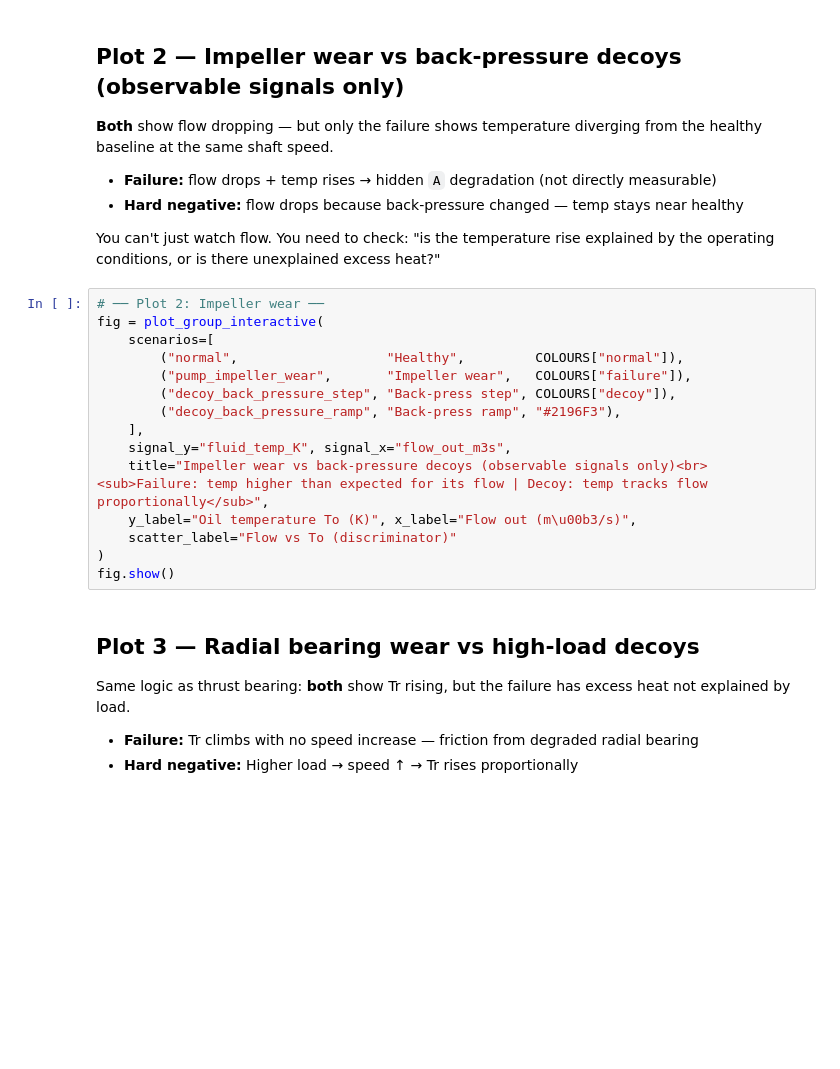
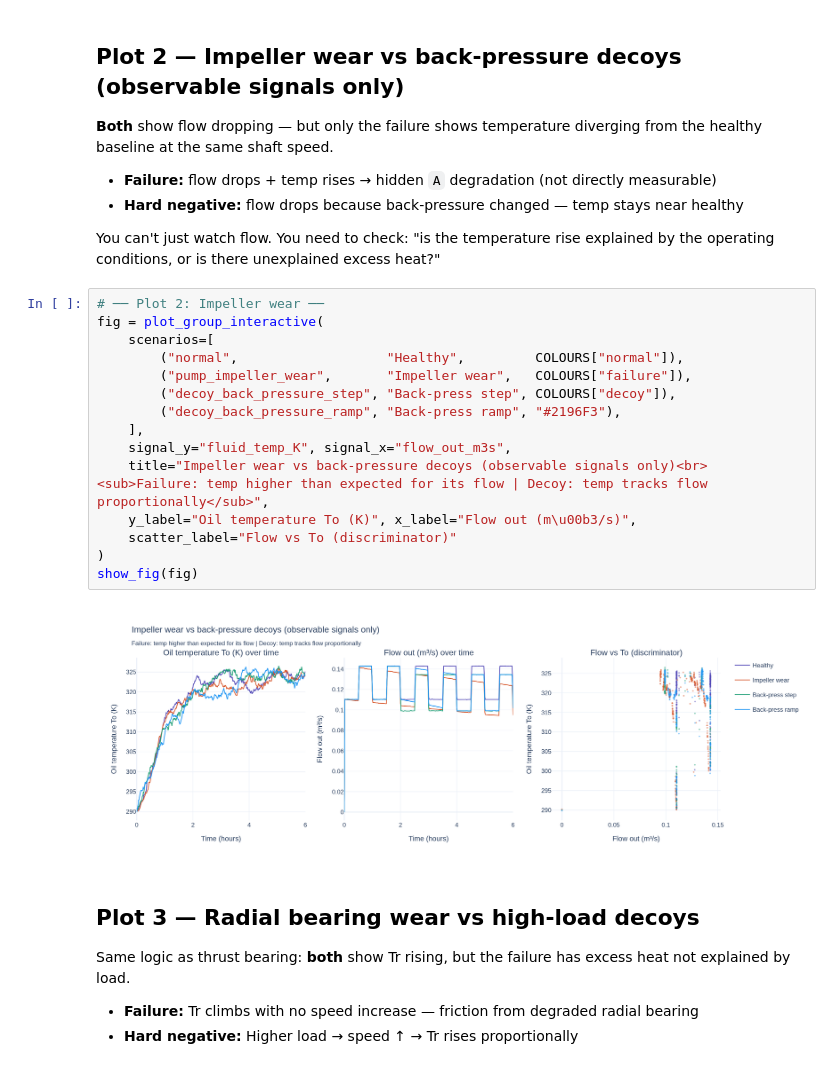
Before and after one commit to rammi-dev/synthetic-data, a Jupyter notebook: sample_visualiser_executed.ipynb, the cells around one changed output. Cells and saved outputs as stored; diff of their text form; blank space fills up the shorter version.

```diff
--- a/sample_visualiser_executed.ipynb
+++ b/sample_visualiser_executed.ipynb
@@ -157,18 +167,20 @@ You can't just watch flow. You need to check: "is the temperature rise explained
 # %%
 # ── Plot 2: Impeller wear ──
 fig = plot_group_interactive(
     scenarios=[
         ("normal",                   "Healthy",         COLOURS["normal"]),
         ("pump_impeller_wear",       "Impeller wear",   COLOURS["failure"]),
         ("decoy_back_pressure_step", "Back-press step", COLOURS["decoy"]),
         ("decoy_back_pressure_ramp", "Back-press ramp", "#2196F3"),
     ],
     signal_y="fluid_temp_K", signal_x="flow_out_m3s",
     title="Impeller wear vs back-pressure decoys (observable signals only)<br><sub>Failure: temp higher than expected for its flow | Decoy: temp tracks flow proportionally</sub>",
     y_label="Oil temperature To (K)", x_label="Flow out (m\u00b3/s)",
     scatter_label="Flow vs To (discriminator)"
 )
-fig.show()
+show_fig(fig)
+# %% [output]
+[figure, added]
 # %% [markdown]
 ## Plot 3 — Radial bearing wear vs high-load decoys
 
```
Also changed, not shown: parts of 6 cells of this notebook, 3 other files.
